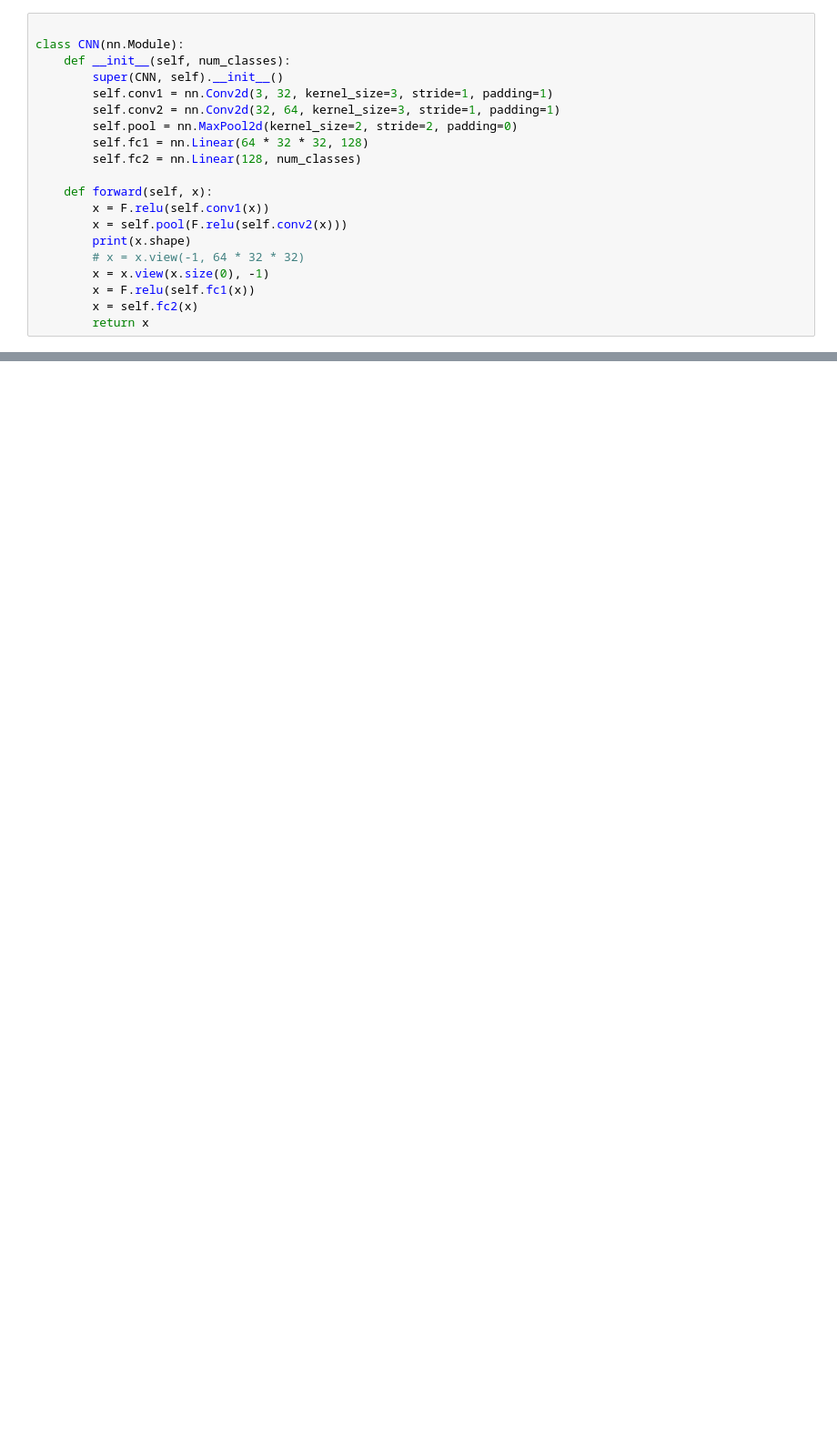
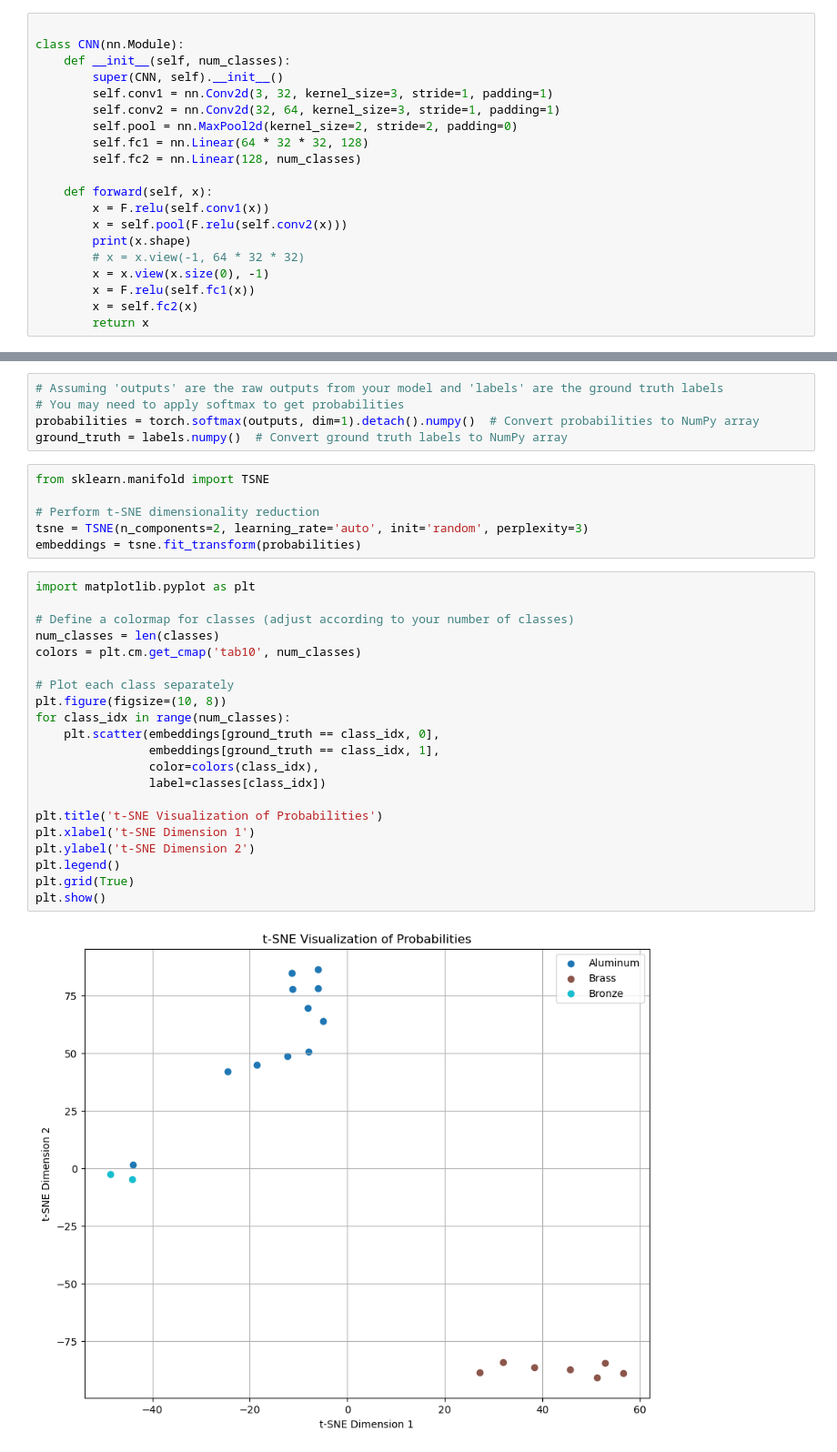
Before and after one commit to loopyNid/appliedMachineLearningSound, a Jupyter notebook: testModel2.ipynb, the cells around one changed output, grey strips where cells are left out. Shown at 91% size. Saved outputs shown, nothing was run; the diff lists cells and outputs as text; blank space fills up the shorter version.

```diff
--- a/testModel2.ipynb
+++ b/testModel2.ipynb
@@ -136,0 +243,34 @@ RuntimeError: mat1 and mat2 shapes cannot be multiplied (32x262144 and 65536x128
+# %%
+# Assuming 'outputs' are the raw outputs from your model and 'labels' are the ground truth labels
+# You may need to apply softmax to get probabilities
+probabilities = torch.softmax(outputs, dim=1).detach().numpy()  # Convert probabilities to NumPy array
+ground_truth = labels.numpy()  # Convert ground truth labels to NumPy array
+# %%
+from sklearn.manifold import TSNE
+
+# Perform t-SNE dimensionality reduction
+tsne = TSNE(n_components=2, learning_rate='auto', init='random', perplexity=3)
+embeddings = tsne.fit_transform(probabilities)
+# %%
+import matplotlib.pyplot as plt
+
+# Define a colormap for classes (adjust according to your number of classes)
+num_classes = len(classes)
+colors = plt.cm.get_cmap('tab10', num_classes)
+
+# Plot each class separately
+plt.figure(figsize=(10, 8))
+for class_idx in range(num_classes):
+    plt.scatter(embeddings[ground_truth == class_idx, 0],
+                embeddings[ground_truth == class_idx, 1],
+                color=colors(class_idx),
+                label=classes[class_idx])
+
+plt.title('t-SNE Visualization of Probabilities')
+plt.xlabel('t-SNE Dimension 1')
+plt.ylabel('t-SNE Dimension 2')
+plt.legend()
+plt.grid(True)
+plt.show()
+# %% [output]
+[figure, added]
```
Also changed, not shown: parts of 14 cells of this notebook.
